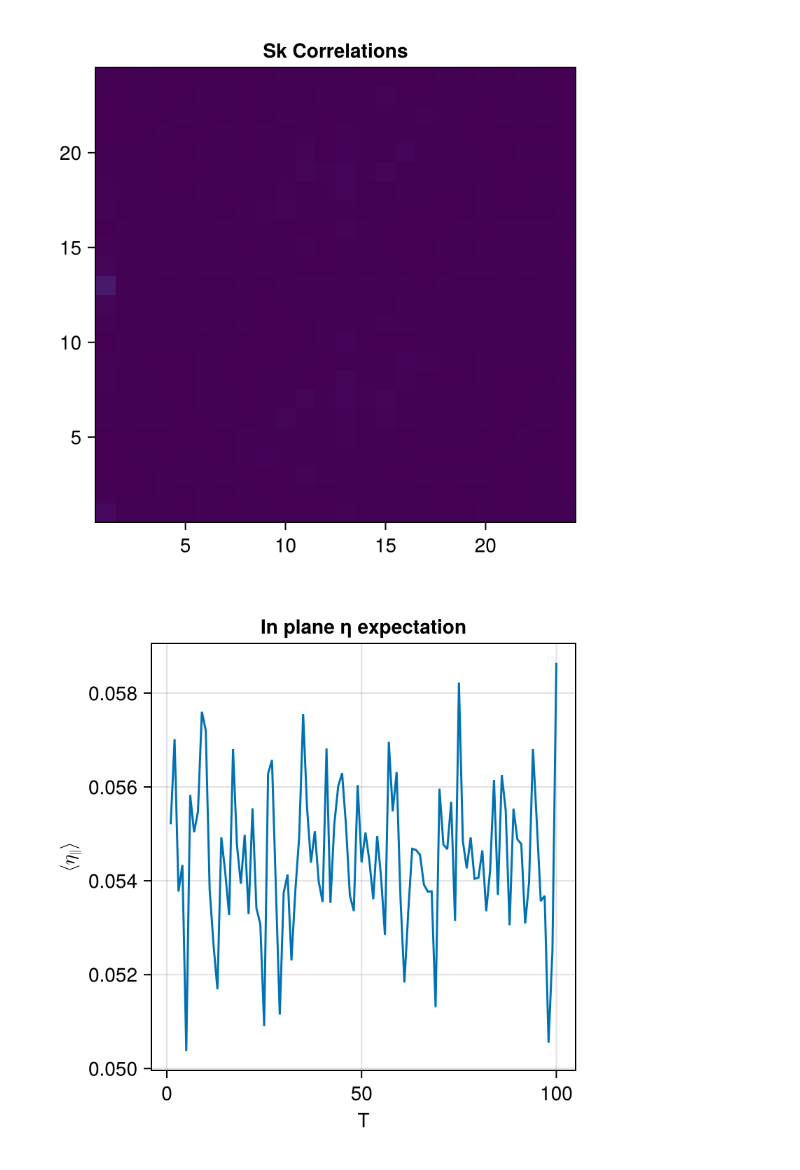
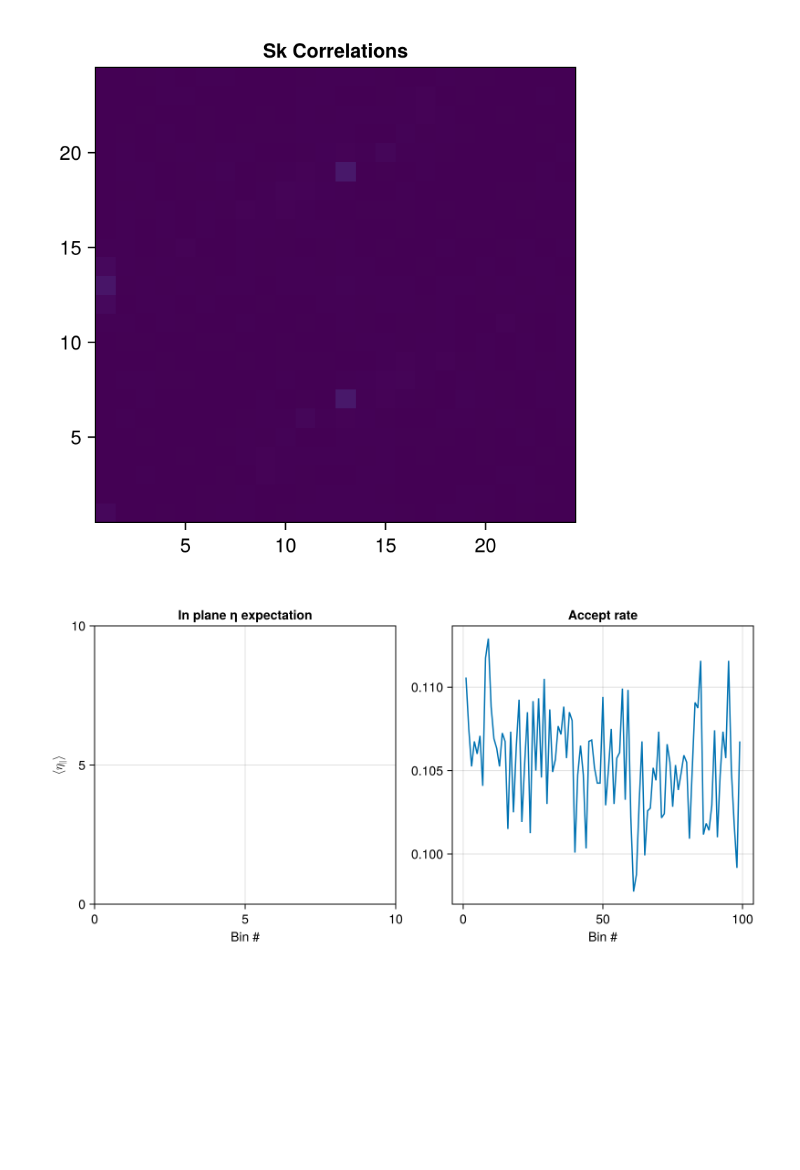
Before and after one commit to PatXue/WignerMolecule.jl, a Jupyter notebook: analysis/dimer-model.ipynb, the cells around one changed output. Saved outputs shown, nothing was run; the diff lists cells and outputs as text; code cells hidden in the pictures; blank space fills up the shorter version.

Commit message:
Plot spin acceptance rate in MC time

```diff
--- a/analysis/dimer-model.ipynb
+++ b/analysis/dimer-model.ipynb
@@ -114,10 +115,12 @@ for df in mctimes
 end
 # %%
-i = 4
-fig = Figure(size=(400, 400))
-fig[1,1] = ax = Axis(fig, title="In plane η expectation", xlabel="T", ylabel=L"\langle\eta_\parallel\rangle")
+i = 10
+fig = Figure(size=(800, 400))
 data = mctimes[i]
-lines!(ax, mctimes[i][:, :ηxy])
+fig[1,1] = ax = Axis(fig, title="In plane η expectation", xlabel="Bin #", ylabel=L"\langle\eta_\parallel\rangle")
+# lines!(ax, data[:, :ηxy])
+fig[1,2] = ax = Axis(fig, title="Accept rate", xlabel="Bin #")
+lines!(ax, data[:, :AcceptRateS])
 fig
 # %% [output]
-[figure, old version]
+[figure, new version]
```
Also changed, not shown: parts of 4 cells of this notebook.
